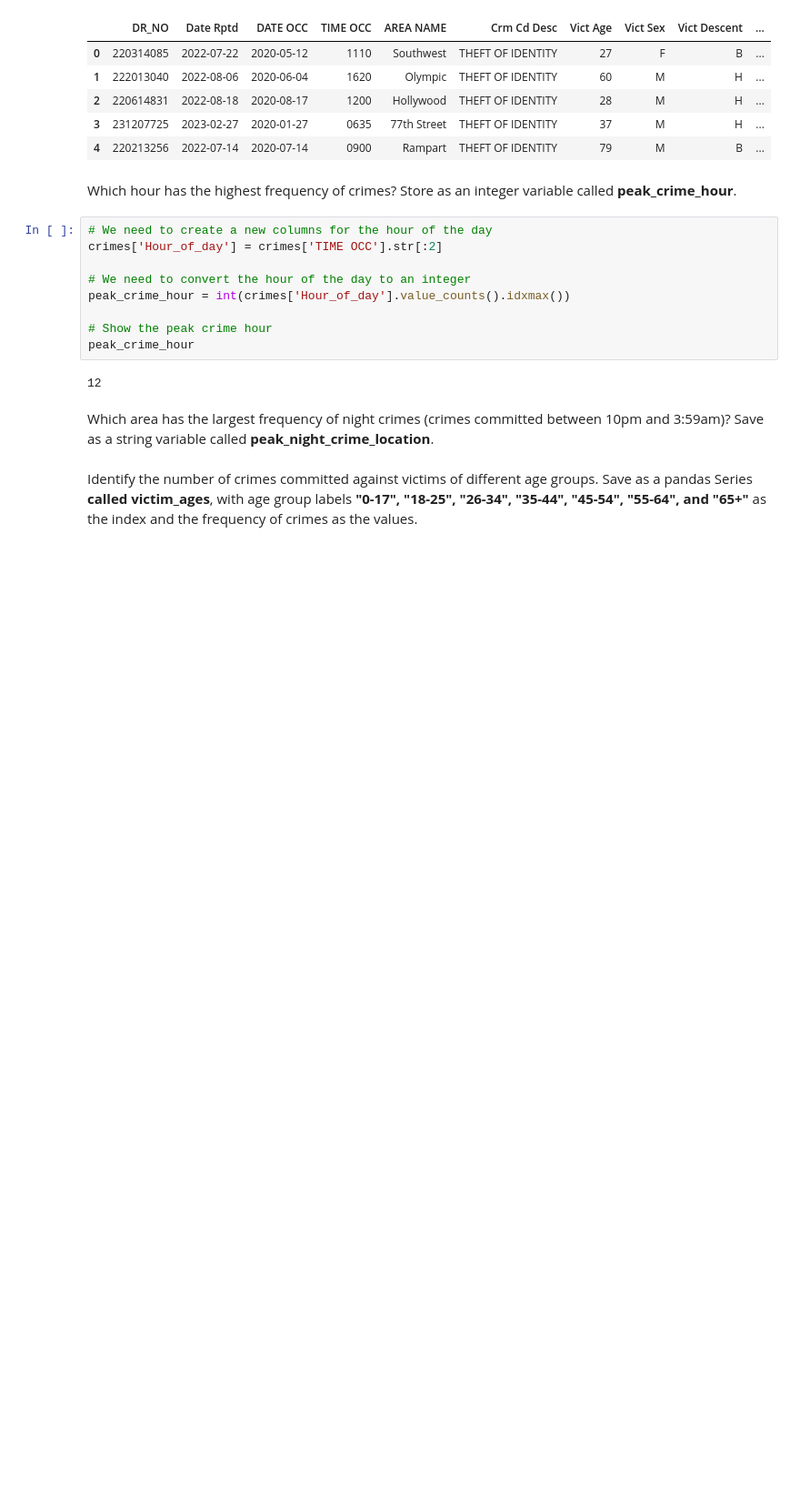
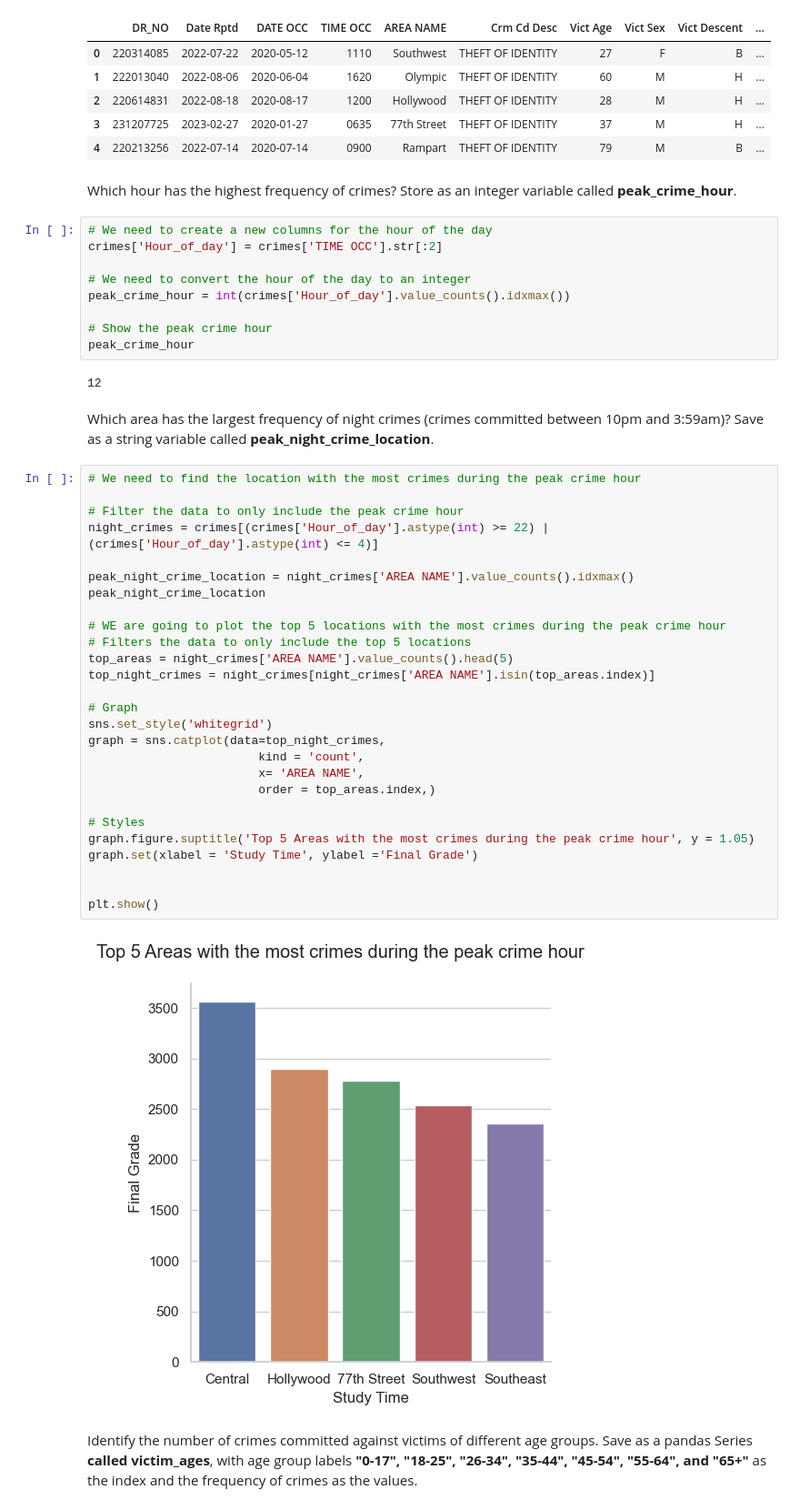
Before and after one commit to Jnn002/dc_datacamp, a Jupyter notebook: Data_analyst_python/projects/Crime_LosAngeles/crime_angeles.ipynb, the cells around one changed output. Shown: that part at 91% size. Cells and saved outputs as stored; diff of their text form; blank space fills up the shorter version.

Commit message:
CHANGE, we have finished Crime in Los Angeles project

```diff
--- a/Data_analyst_python/projects/Crime_LosAngeles/crime_angeles.ipynb
+++ b/Data_analyst_python/projects/Crime_LosAngeles/crime_angeles.ipynb
@@ -60,5 +60,34 @@ peak_crime_hour
 12
 # %% [markdown]
 Which area has the largest frequency of night crimes (crimes committed between 10pm and 3:59am)? Save as a string variable called **peak_night_crime_location**.
+# %%
+# We need to find the location with the most crimes during the peak crime hour
+
+# Filter the data to only include the peak crime hour
+night_crimes = crimes[(crimes['Hour_of_day'].astype(int) >= 22) | (crimes['Hour_of_day'].astype(int) <= 4)]
+
+peak_night_crime_location = night_crimes['AREA NAME'].value_counts().idxmax()
+peak_night_crime_location
+
+# WE are going to plot the top 5 locations with the most crimes during the peak crime hour
+# Filters the data to only include the top 5 locations
+top_areas = night_crimes['AREA NAME'].value_counts().head(5)
+top_night_crimes = night_crimes[night_crimes['AREA NAME'].isin(top_areas.index)]
+
+# Graph
+sns.set_style('whitegrid')
+graph = sns.catplot(data=top_night_crimes,
+                        kind = 'count',
+                        x= 'AREA NAME',
+                        order = top_areas.index,)
+
+# Styles
+graph.figure.suptitle('Top 5 Areas with the most crimes during the peak crime hour', y = 1.05)
+graph.set(xlabel = 'Study Time', ylabel ='Final Grade')
+
+
+plt.show()
+# %% [output]
+[figure, added]
 # %% [markdown]
 Identify the number of crimes committed against victims of different age groups. Save as a pandas Series **called victim_ages**, with age group labels **"0-17", "18-25", "26-34", "35-44", "45-54", "55-64", and "65+"** as the index and the frequency of crimes as the values.
```
Also changed, not shown: parts of 1 cell of this notebook.
